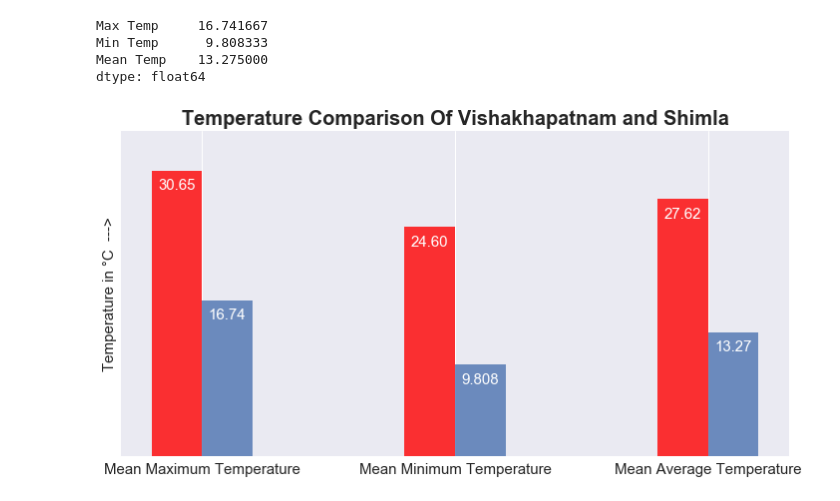
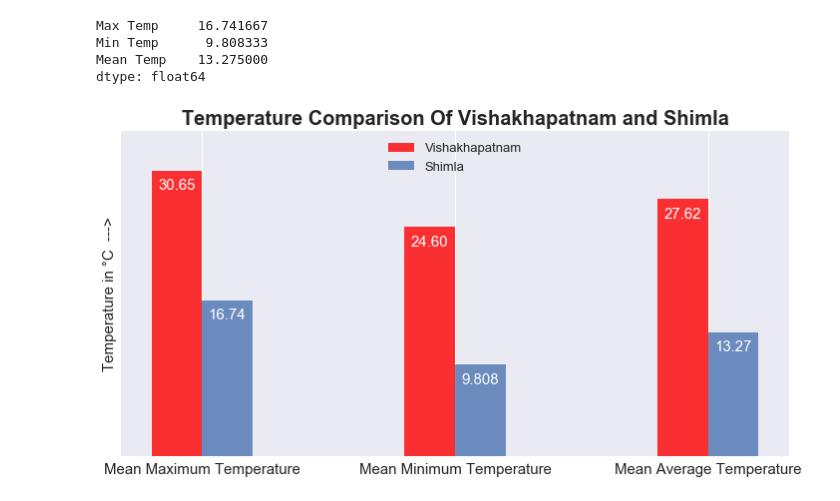
Before and after one commit to SurajSarangi/Applied-Data-Science, a Jupyter notebook: 2. Applied Plotting, Charting & Data Representation in Python/Week 4/Assignment4.ipynb, the cells around one changed output. Cells and saved outputs as stored; diff of their text form; code cells hidden in the pictures.

```diff
--- a/2. Applied Plotting, Charting & Data Representation in Python/Week 4/Assignment4.ipynb
+++ b/2. Applied Plotting, Charting & Data Representation in Python/Week 4/Assignment4.ipynb
@@ -133,22 +133,23 @@ dtype: float64
 # %%
 plt.figure(figsize=(12,6))
 plt.style.use('seaborn')
 
 plt.bar([1,3,5],v,color='red',width=0.4,alpha=0.8,label='Vishakhapatnam')
 plt.bar([1.4,3.4,5.4],s,width=0.4,alpha=0.8,label='Shimla')
 
 plt.xticks(ticks=[1.2,3.2,5.2],labels=['Mean Maximum Temperature','Mean Minimum Temperature','Mean Average Temperature'],fontsize=15)
 plt.yticks([])
 plt.title('Temperature Comparison Of Vishakhapatnam and Shimla',fontweight='bold',fontsize=20)
 
 axes=plt.gca()
 axes.set_ylim(0,35)
 
 for p in axes.patches:
     axes.annotate(str(p.get_height())[:5],(p.get_x()+0.05,p.get_height()-2),fontsize=15,color='white')
 
 plt.ylabel('Temperature in °C  --->',fontsize=15)
+plt.legend(loc=9,fontsize=13)
 
 plt.show();
 # %% [output]
-[figure, old version]
+[figure, new version]
```
Also changed, not shown: 1 other file.
